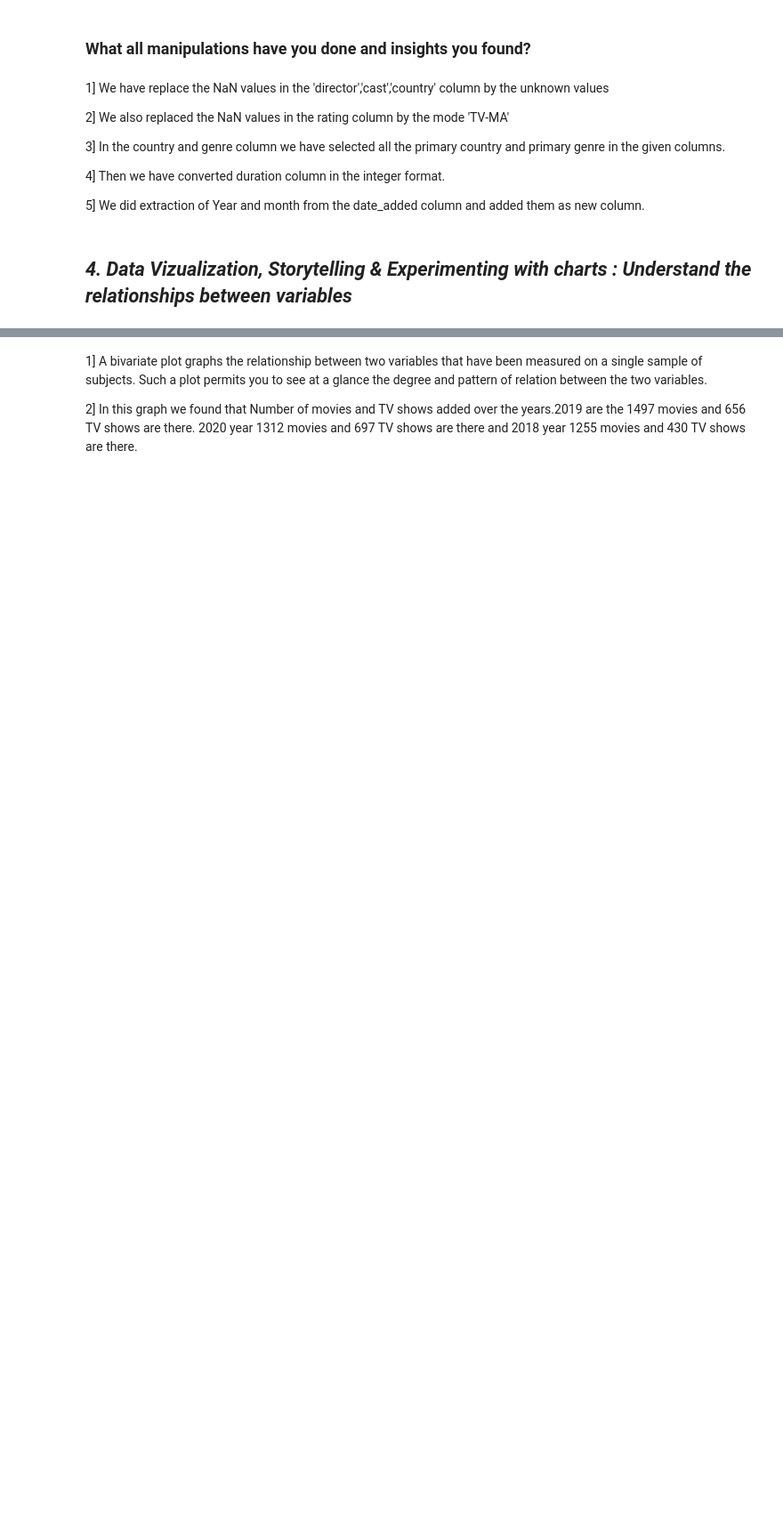
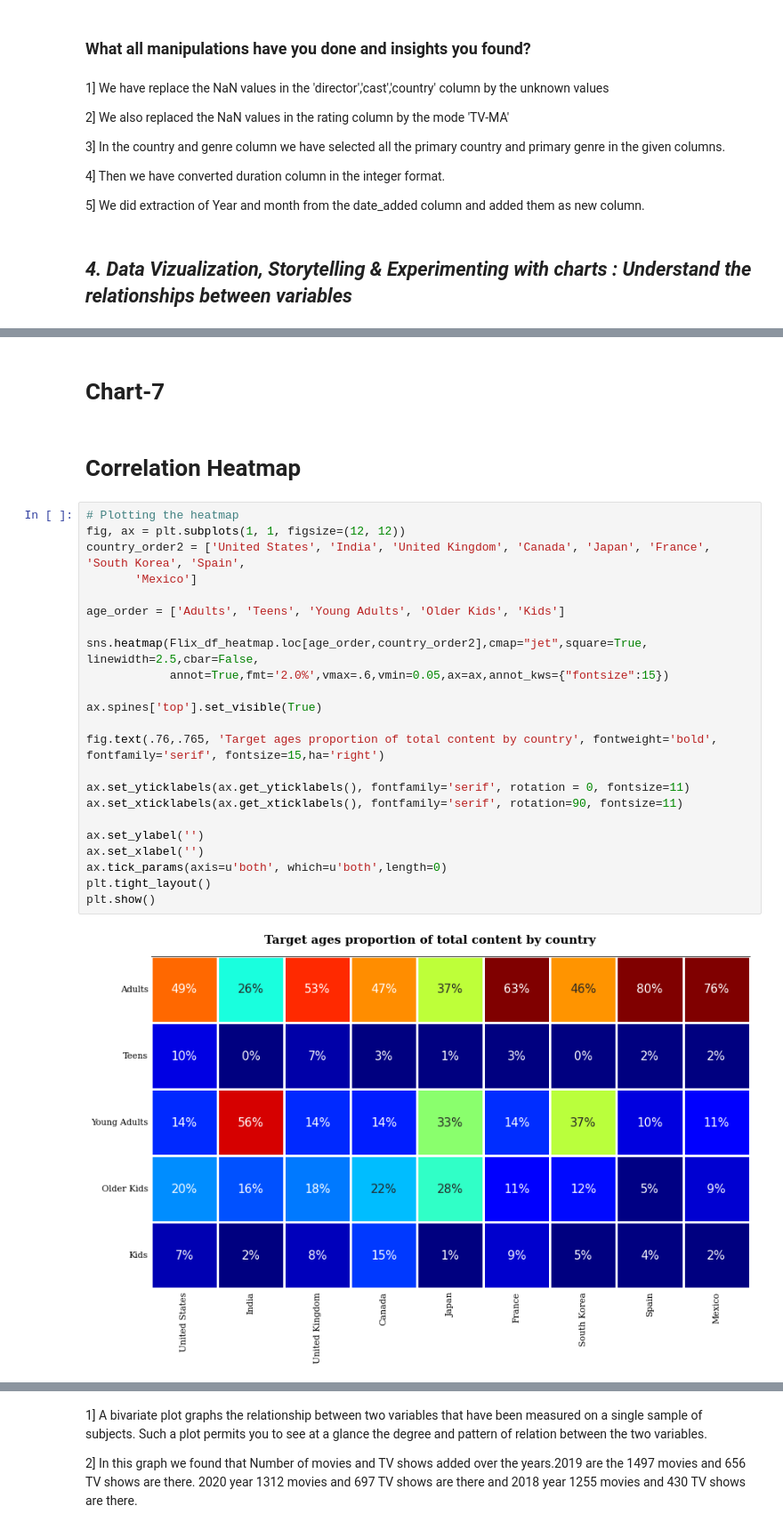
Before and after one commit to avigangarde/Netflix-Movies-and-TV-Shows-Clustering, a Jupyter notebook: Netflix_Movies_and_TV_Shows_Clustering_by_Avinash.ipynb, the cells around one changed output, grey strips where cells are left out. Shown at 89% size. Saved outputs shown, nothing was run; the diff lists cells and outputs as text; blank space fills up the shorter version.

```diff
--- a/Netflix_Movies_and_TV_Shows_Clustering_by_Avinash.ipynb
+++ b/Netflix_Movies_and_TV_Shows_Clustering_by_Avinash.ipynb
@@ -854,0 +645,29 @@ for i in p.patches:
+# %% [markdown]
+# **Chart-7**
+# %% [markdown]
+# **Correlation Heatmap**
+# %%
+# Plotting the heatmap
+fig, ax = plt.subplots(1, 1, figsize=(12, 12))
+country_order2 = ['United States', 'India', 'United Kingdom', 'Canada', 'Japan', 'France', 'South Korea', 'Spain',
+       'Mexico']
+
+age_order = ['Adults', 'Teens', 'Young Adults', 'Older Kids', 'Kids']
+
+sns.heatmap(Flix_df_heatmap.loc[age_order,country_order2],cmap="jet",square=True, linewidth=2.5,cbar=False,
+            annot=True,fmt='2.0%',vmax=.6,vmin=0.05,ax=ax,annot_kws={"fontsize":15})
+
+ax.spines['top'].set_visible(True)
+
+fig.text(.76,.765, 'Target ages proportion of total content by country', fontweight='bold', fontfamily='serif', fontsize=15,ha='right')
+
+ax.set_yticklabels(ax.get_yticklabels(), fontfamily='serif', rotation = 0, fontsize=11)
+ax.set_xticklabels(ax.get_xticklabels(), fontfamily='serif', rotation=90, fontsize=11)
+
+ax.set_ylabel('')
+ax.set_xlabel('')
+ax.tick_params(axis=u'both', which=u'both',length=0)
+plt.tight_layout()
+plt.show()
+# %% [output]
+[figure, added]
```
Also changed, not shown: parts of 186 cells of this notebook.
